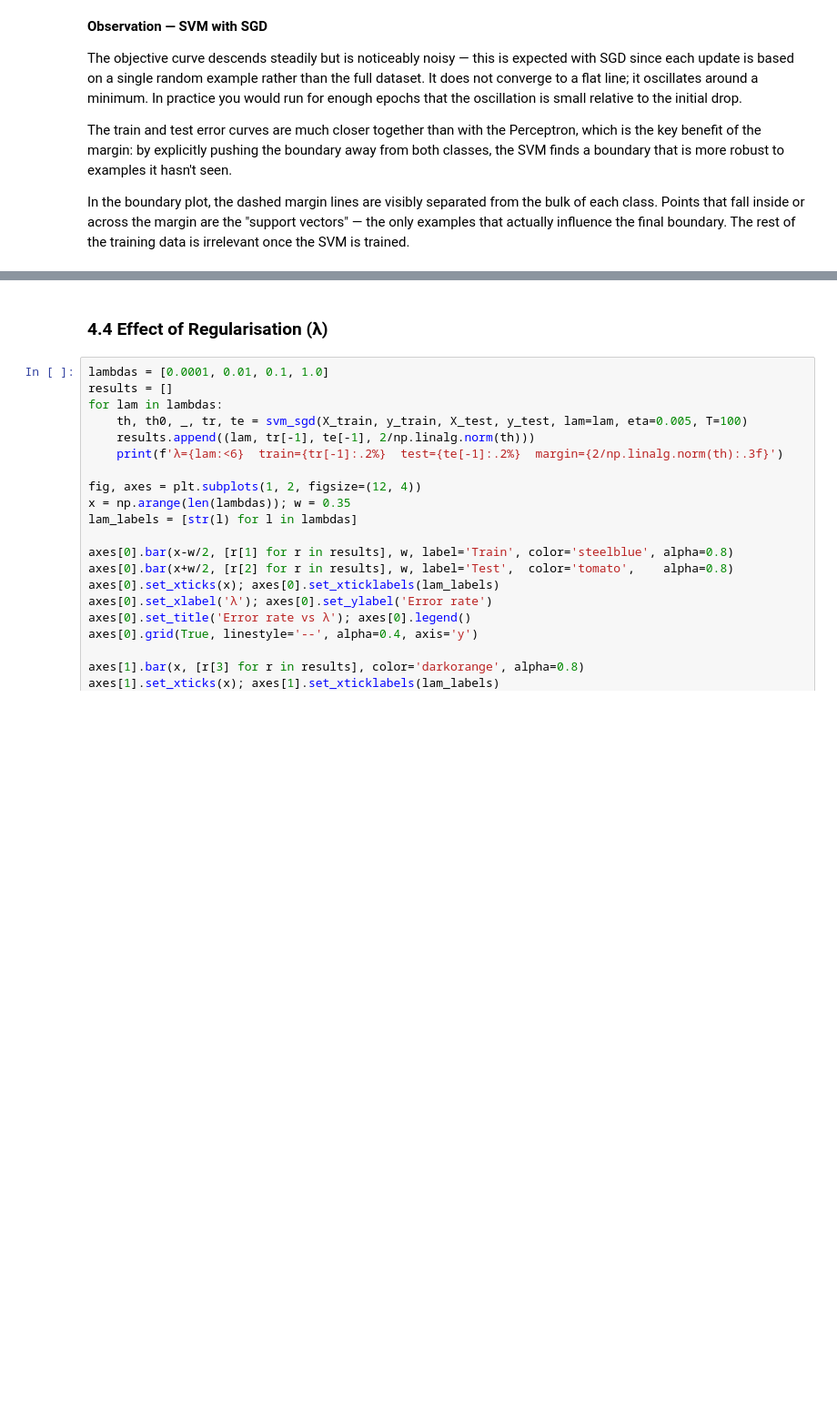
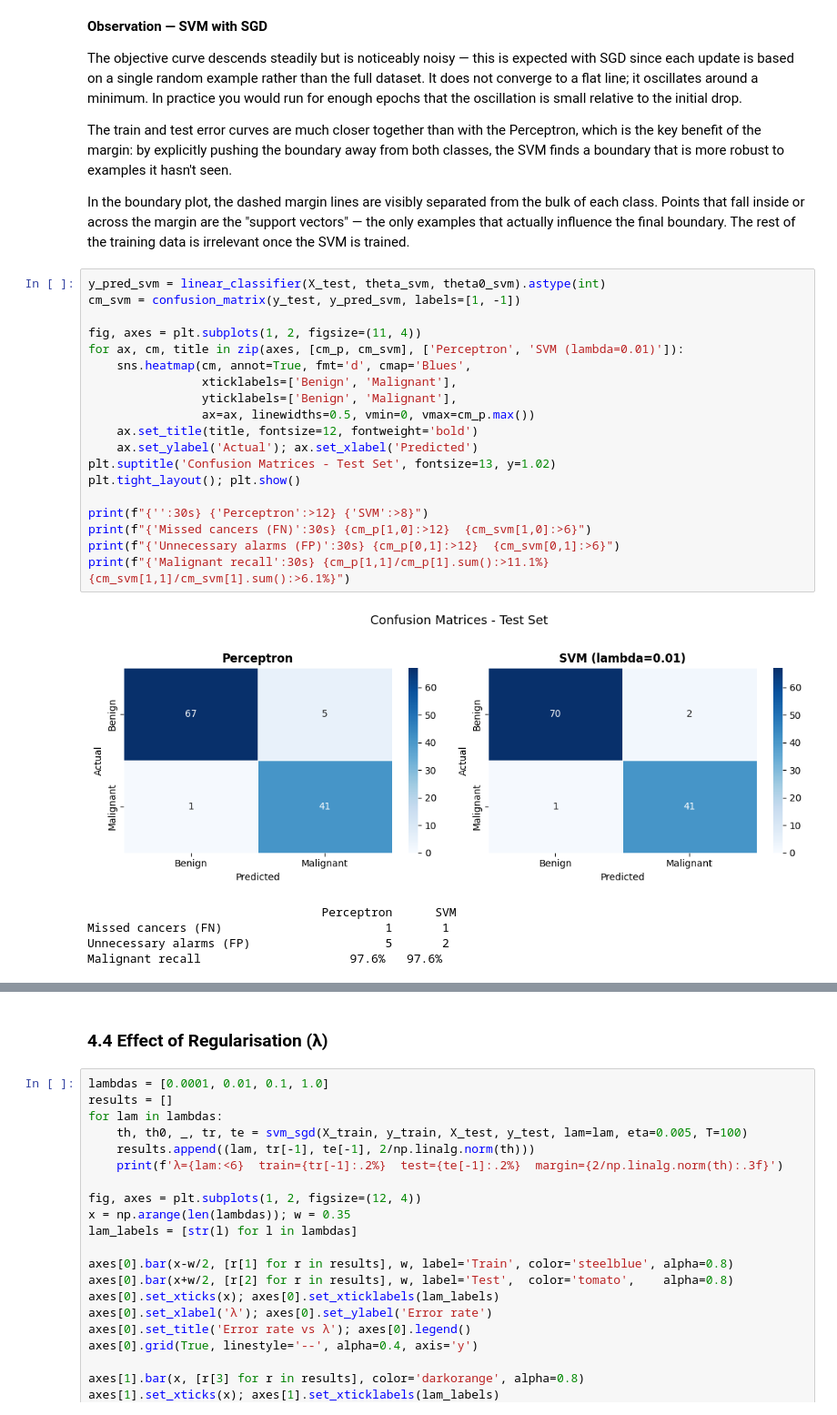
Before and after one commit to Prashan7h/ml-algorithms, a Jupyter notebook: notebooks/01_linear_classifier_perceptron.ipynb, the cells around one changed output, grey strips where cells are left out. Shown at 91% size. Saved outputs shown, nothing was run; the diff lists cells and outputs as text; blank space fills up the shorter version.

```diff
--- a/notebooks/01_linear_classifier_perceptron.ipynb
+++ b/notebooks/01_linear_classifier_perceptron.ipynb
@@ -288,3 +465,28 @@ The objective curve descends steadily but is noticeably noisy — this is expect
 The train and test error curves are much closer together than with the Perceptron, which is the key benefit of the margin: by explicitly pushing the boundary away from both classes, the SVM finds a boundary that is more robust to examples it hasn't seen.
 
 In the boundary plot, the dashed margin lines are visibly separated from the bulk of each class. Points that fall inside or across the margin are the "support vectors" — the only examples that actually influence the final boundary. The rest of the training data is irrelevant once the SVM is trained.
+# %%
+y_pred_svm = linear_classifier(X_test, theta_svm, theta0_svm).astype(int)
+cm_svm = confusion_matrix(y_test, y_pred_svm, labels=[1, -1])
+
+fig, axes = plt.subplots(1, 2, figsize=(11, 4))
+for ax, cm, title in zip(axes, [cm_p, cm_svm], ['Perceptron', 'SVM (lambda=0.01)']):
+    sns.heatmap(cm, annot=True, fmt='d', cmap='Blues',
+                xticklabels=['Benign', 'Malignant'],
+                yticklabels=['Benign', 'Malignant'],
+                ax=ax, linewidths=0.5, vmin=0, vmax=cm_p.max())
+    ax.set_title(title, fontsize=12, fontweight='bold')
+    ax.set_ylabel('Actual'); ax.set_xlabel('Predicted')
+plt.suptitle('Confusion Matrices - Test Set', fontsize=13, y=1.02)
+plt.tight_layout(); plt.show()
+
+print(f"{'':30s} {'Perceptron':>12} {'SVM':>8}")
+print(f"{'Missed cancers (FN)':30s} {cm_p[1,0]:>12}  {cm_svm[1,0]:>6}")
+print(f"{'Unnecessary alarms (FP)':30s} {cm_p[0,1]:>12}  {cm_svm[0,1]:>6}")
+print(f"{'Malignant recall':30s} {cm_p[1,1]/cm_p[1].sum():>11.1%}  {cm_svm[1,1]/cm_svm[1].sum():>6.1%}")
+# %% [output]
+[figure, added]
+                                 Perceptron      SVM
+Missed cancers (FN)                       1       1
+Unnecessary alarms (FP)                   5       2
+Malignant recall                     97.6%   97.6%
```
Also changed, not shown: parts of 13 cells of this notebook.
